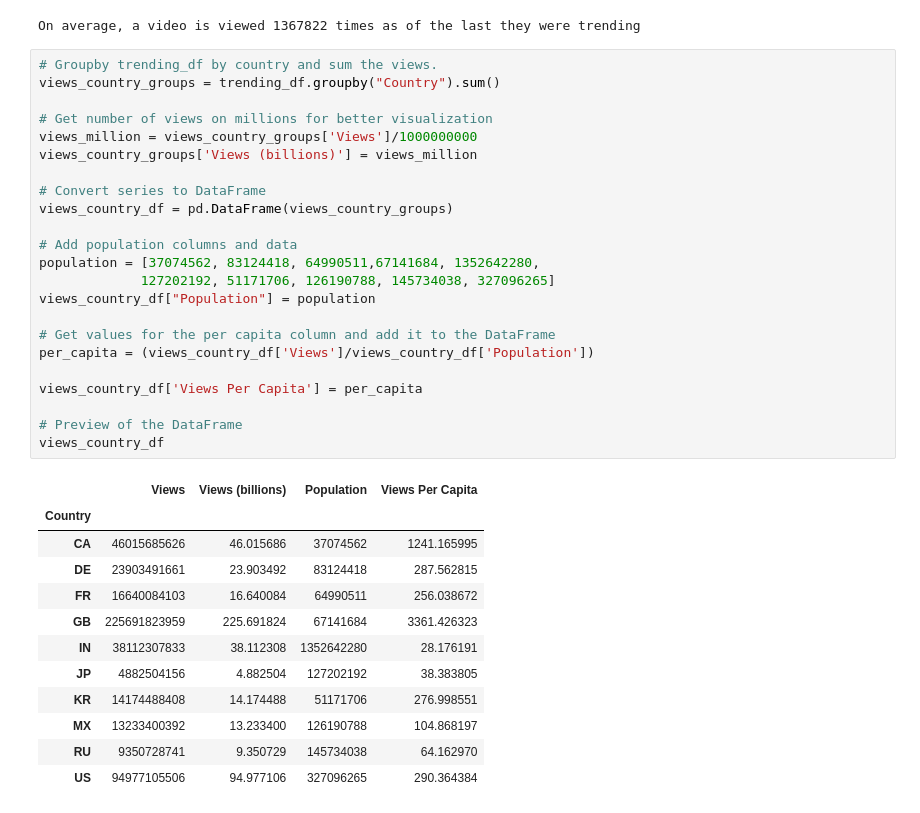
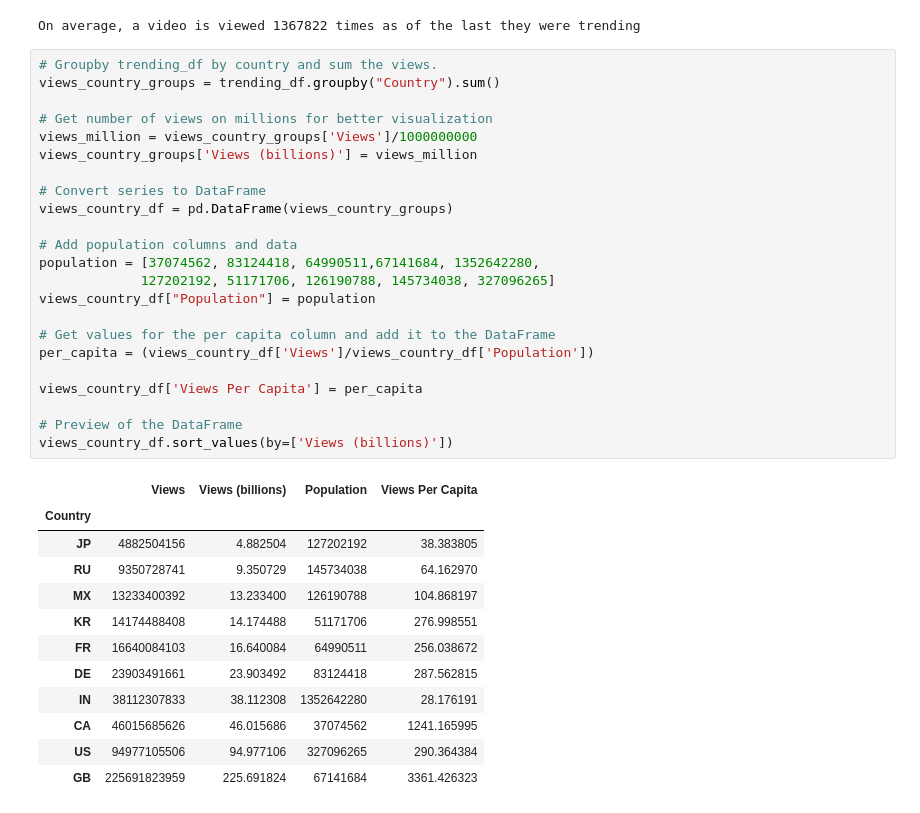
Before and after one commit to jherberg462/python-project, a Jupyter notebook: JennifferAnalysis.ipynb, the cells around one changed output. Saved outputs shown, nothing was run; the diff lists cells and outputs as text.

Commit message:
Correcting billions instead of millions, and sort columns 'Views (billions)' in ascending order.

```diff
--- a/JennifferAnalysis.ipynb
+++ b/JennifferAnalysis.ipynb
@@ -76,39 +76,39 @@ On average, a video is viewed 1367822 times as of the last they were trending
 # %%
 # Groupby trending_df by country and sum the views.
 views_country_groups = trending_df.groupby("Country").sum()
 
 # Get number of views on millions for better visualization
 views_million = views_country_groups['Views']/1000000000
 views_country_groups['Views (billions)'] = views_million
 
 # Convert series to DataFrame
 views_country_df = pd.DataFrame(views_country_groups)
 
 # Add population columns and data
 population = [37074562, 83124418, 64990511,67141684, 1352642280,
              127202192, 51171706, 126190788, 145734038, 327096265]
 views_country_df["Population"] = population
 
 # Get values for the per capita column and add it to the DataFrame
 per_capita = (views_country_df['Views']/views_country_df['Population'])
 
 views_country_df['Views Per Capita'] = per_capita
 
 # Preview of the DataFrame
-views_country_df
+views_country_df.sort_values(by=['Views (billions)'])
 # %% [output]
 |  | Views | Views (billions) | Population | Views Per Capita |
 | Country |  |  |  |  |
+| JP | 4882504156 | 4.882504 | 127202192 | 38.383805 |
+| RU | 9350728741 | 9.350729 | 145734038 | 64.162970 |
+| MX | 13233400392 | 13.233400 | 126190788 | 104.868197 |
+| KR | 14174488408 | 14.174488 | 51171706 | 276.998551 |
+| FR | 16640084103 | 16.640084 | 64990511 | 256.038672 |
+| DE | 23903491661 | 23.903492 | 83124418 | 287.562815 |
+| IN | 38112307833 | 38.112308 | 1352642280 | 28.176191 |
 | CA | 46015685626 | 46.015686 | 37074562 | 1241.165995 |
-| DE | 23903491661 | 23.903492 | 83124418 | 287.562815 |
-| FR | 16640084103 | 16.640084 | 64990511 | 256.038672 |
+| US | 94977105506 | 94.977106 | 327096265 | 290.364384 |
 | GB | 225691823959 | 225.691824 | 67141684 | 3361.426323 |
-| IN | 38112307833 | 38.112308 | 1352642280 | 28.176191 |
-| JP | 4882504156 | 4.882504 | 127202192 | 38.383805 |
-| KR | 14174488408 | 14.174488 | 51171706 | 276.998551 |
-| MX | 13233400392 | 13.233400 | 126190788 | 104.868197 |
-| RU | 9350728741 | 9.350729 | 145734038 | 64.162970 |
-| US | 94977105506 | 94.977106 | 327096265 | 290.364384 |
 # %%
 # Create a bar chart based off of the group countries from before
 colors = ['brown', 'yellow', 'dodgerblue', 'navy', 'red', 'darkorange',
```
Also changed, not shown: parts of 2 cells of this notebook.
